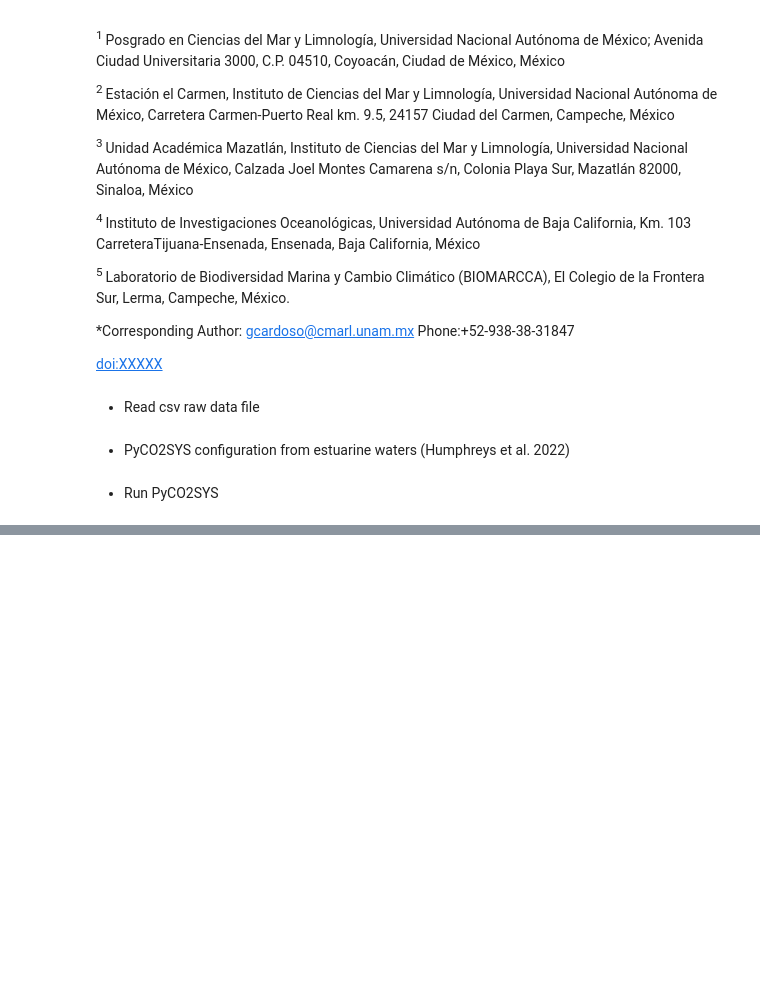
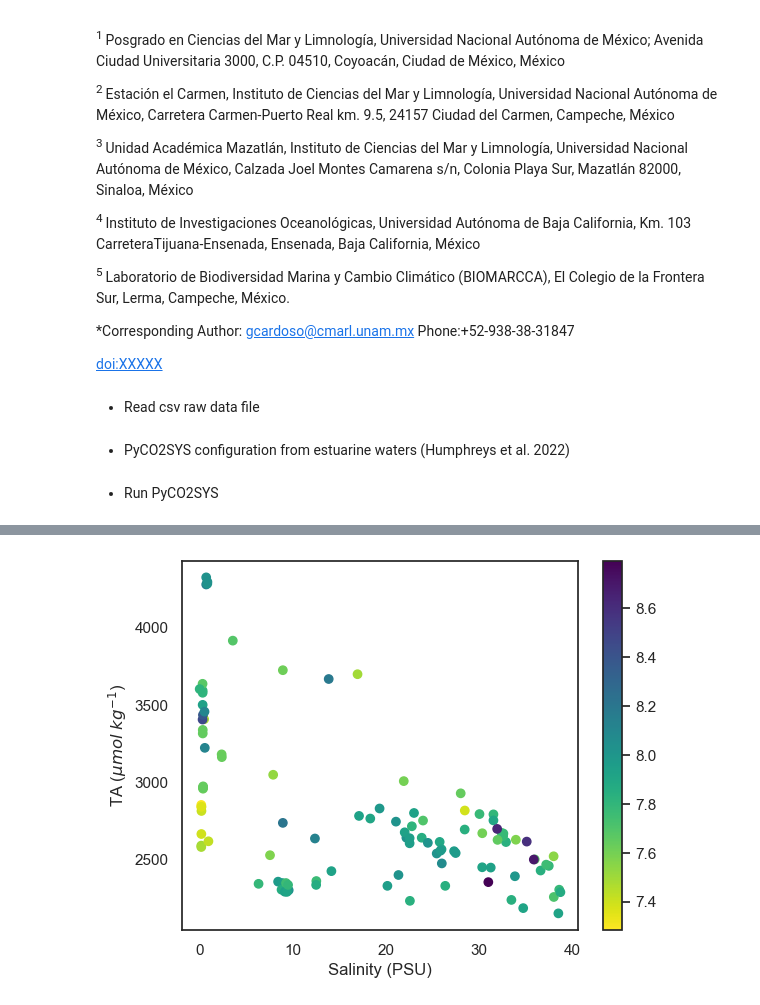
Before and after one commit to gilbertoCM/terminos_lagoon_carbonate, a Jupyter notebook: MartinezTrejo_etal_2023_pyco2sys.ipynb, the cells around one changed output, grey strips where cells are left out. Cells and saved outputs as stored; diff of their text form; code cells hidden in the pictures; blank space fills up the shorter version.

Commit message:
plot de pruebas

```diff
--- a/MartinezTrejo_etal_2023_pyco2sys.ipynb
+++ b/MartinezTrejo_etal_2023_pyco2sys.ipynb
@@ -88,6 +54,5 @@ df2 = pd.DataFrame(list(d.items()), columns=['Date', 'Event'])
 # %%
-myInteresVarsDictonary = {"pH": CO2results["pH"],
-       "aragonite": CO2results["saturation_aragonite"],
-       "pCO2":CO2results["pCO2_out"]}
-myInteresVarPandas = pd.DataFrame.from_dict(myInteresVarsDictonary, orient='columns')
-myInteresVarPandas.index = myCO2data.index
+myVarsDictonary = {"pH": CO2results["pH"],
+       "OmegaAragonite": CO2results["saturation_aragonite"],
+       "pCO2_atm":CO2results["pCO2_out"]}
+myVars = pd.DataFrame.from_dict(myVarsDictonary, orient='columns')
@@ -109,0 +61,2 @@ myInteresVarPandas
+# %%
+CarbonateVarsTL = pd.concat([myCO2data, myVars], axis=1)
@@ -109,0 +68,25 @@ myInteresVarPandas
+# %%
+import matplotlib.pyplot as plt
+
+# getting the original colormap using cm.get_cmap() function
+orig_map = plt.colormaps.get_cmap('viridis')
+
+# reversing the original colormap using reversed() function
+reversed_map = orig_map.reversed()
+
+# Create the scatter plot with Seaborn
+scatter = plt.scatter(
+    x=CarbonateVarsTL["Sal_psu"], y=CarbonateVarsTL["DIC_micromol_kg"], c=CarbonateVarsTL["pH"], cmap=reversed_map)
+
+# Add a color bar
+plt.colorbar(scatter)
+
+
+# Add labels and title
+plt.xlabel('Salinity (PSU)')
+plt.ylabel('TA ($\mu mol  \; kg^{-1}$)')
+
+# Show the plot
+plt.show()
+# %% [output]
+[figure, added]
```
Also changed, not shown: parts of 11 cells of this notebook.
